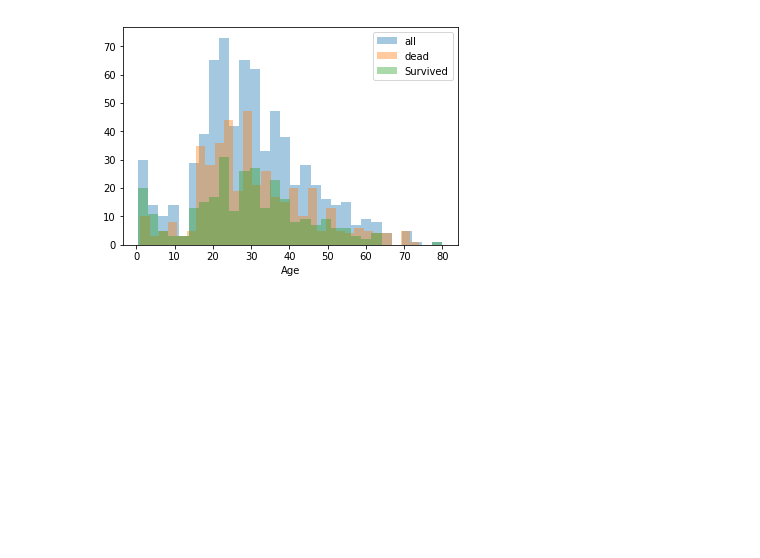
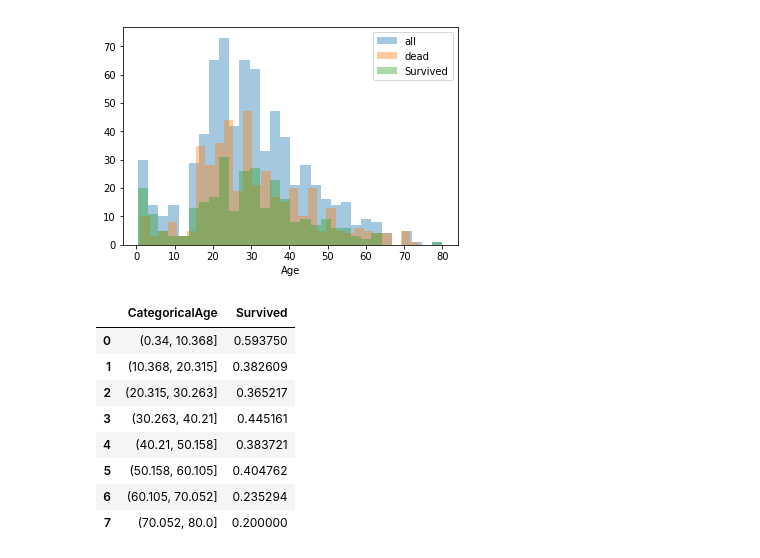
Before and after one commit to aki-06/kaggle_tutorial, a Jupyter notebook: kaggle_tutorial.ipynb, the cells around one changed output. Drawn from its saved outputs; the diff is of its cells as text; code cells hidden in the pictures; blank space fills up the shorter version.

```diff
--- a/kaggle_tutorial.ipynb
+++ b/kaggle_tutorial.ipynb
@@ -180,3 +180,17 @@ plt.legend()
 plt.show()
 # %% [output]
 [figure]
+# %%
+# 年齢を8等分して、CategoricalAgeというカラムを作成
+df_train['CategoricalAge'] = pd.cut(df_train['Age'], 8)
+df_train[['CategoricalAge', 'Survived']].groupby(['CategoricalAge'], as_index=False).mean()
+# %% [output]
+|  | CategoricalAge | Survived |
+| 0 | (0.34, 10.368] | 0.593750 |
+| 1 | (10.368, 20.315] | 0.382609 |
+| 2 | (20.315, 30.263] | 0.365217 |
+| 3 | (30.263, 40.21] | 0.445161 |
+| 4 | (40.21, 50.158] | 0.383721 |
+| 5 | (50.158, 60.105] | 0.404762 |
+| 6 | (60.105, 70.052] | 0.235294 |
+| 7 | (70.052, 80.0] | 0.200000 |
```
